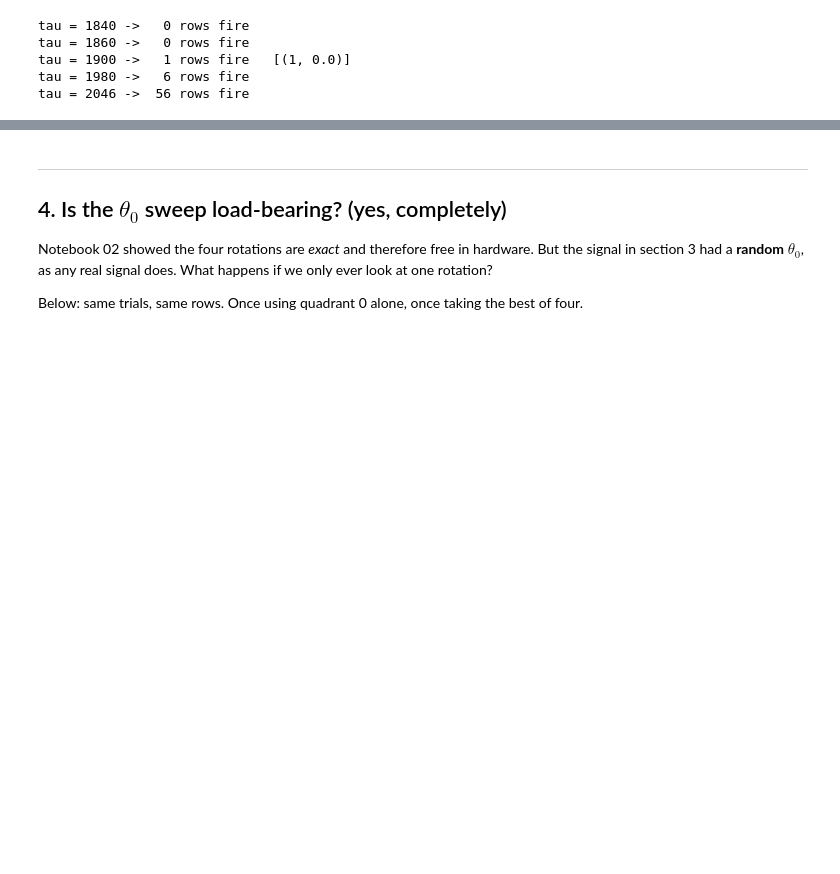
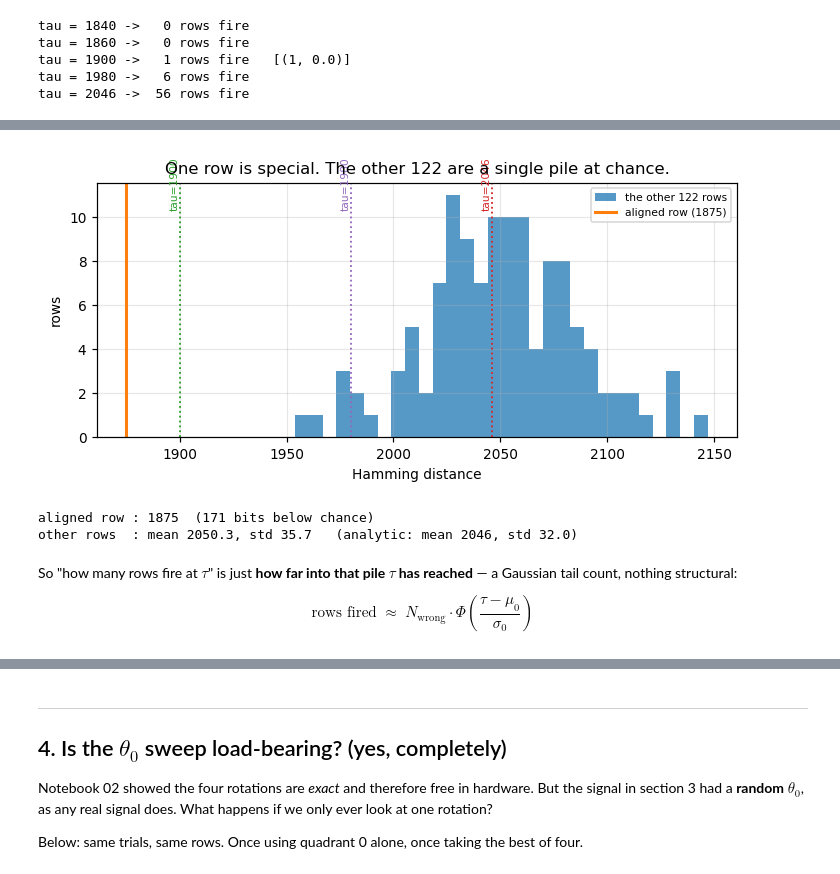
Before and after one commit to rechefe/acq-cam, a Jupyter notebook: notebooks/03_codebook_cam.ipynb, the cells around one changed output, grey strips where cells are left out. Saved outputs shown, nothing was run; the diff lists cells and outputs as text; code cells hidden in the pictures; blank space fills up the shorter version.

```diff
--- a/notebooks/03_codebook_cam.ipynb
+++ b/notebooks/03_codebook_cam.ipynb
@@ -214,0 +224,28 @@ tau = 2046 ->  56 rows fire
+# %%
+d_all = (cb.rows != key.astype(bool)).sum(1)          # characterization only, not the detector
+correct = int(np.flatnonzero((cb.prn_of_row == 1) & (cb.fd_of_row == 0.0))[0])
+wrong_d = np.delete(d_all, correct)
+
+fig, ax = plt.subplots(figsize=(7.5, 3))
+ax.hist(wrong_d, bins=30, alpha=0.75, label=f"the other {len(wrong_d)} rows")
+ax.axvline(d_all[correct], color="C1", lw=2, label=f"aligned row ({d_all[correct]})")
+for t, col in [(1900, "C2"), (1980, "C4"), (2046, "C3")]:
+    ax.axvline(t, color=col, ls=":", lw=1.2)
+    ax.annotate(f"tau={t}", (t, ax.get_ylim()[1] * 0.9), rotation=90, fontsize=7,
+                ha="right", color=col)
+ax.set(xlabel="Hamming distance", ylabel="rows",
+       title="One row is special. The other 122 are a single pile at chance.")
+ax.legend(fontsize=7); plt.show()
+
+print(f"aligned row : {d_all[correct]}  ({2046 - d_all[correct]} bits below chance)")
+print(f"other rows  : mean {wrong_d.mean():.1f}, std {wrong_d.std():.1f}"
+      f"   (analytic: mean {cb.W/2:.0f}, std {np.sqrt(cb.W)/2:.1f})")
+# %% [output]
+[figure, added]
+aligned row : 1875  (171 bits below chance)
+other rows  : mean 2050.3, std 35.7   (analytic: mean 2046, std 32.0)
+# %% [markdown]
+So "how many rows fire at $\tau$" is just **how far into that pile $\tau$ has reached** — a
+Gaussian tail count, nothing structural:
+
+$$ \text{rows fired} \;\approx\; N_{\text{wrong}} \cdot \Phi\!\left(\frac{\tau - \mu_0}{\sigma_0}\right) $$
```
Also changed, not shown: parts of 7 cells of this notebook.
